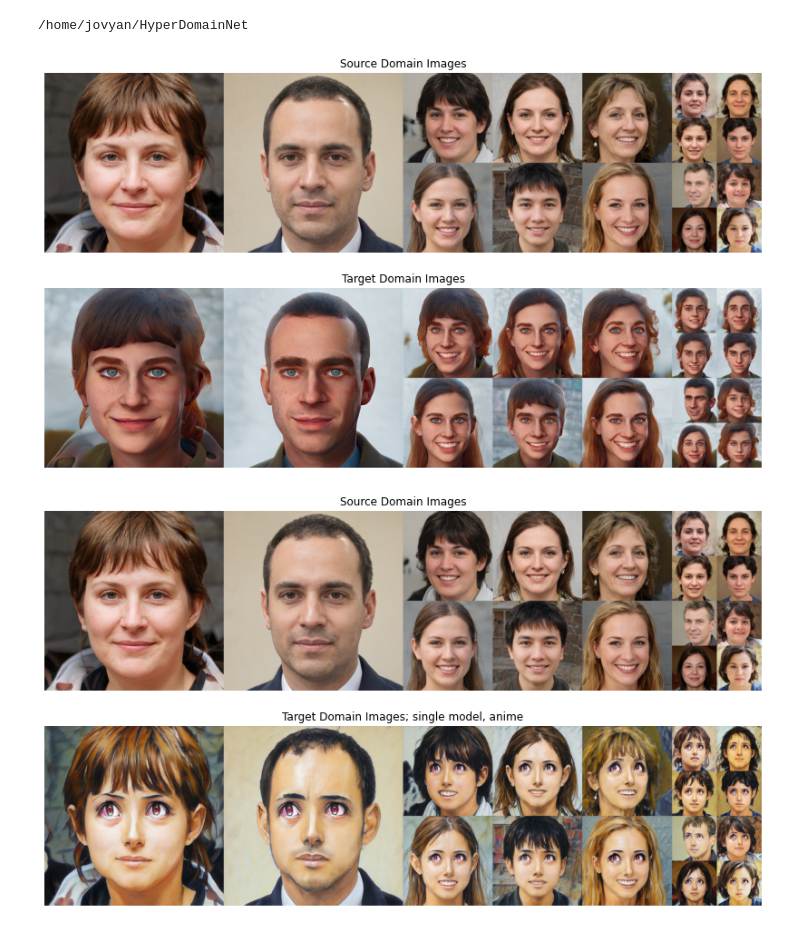
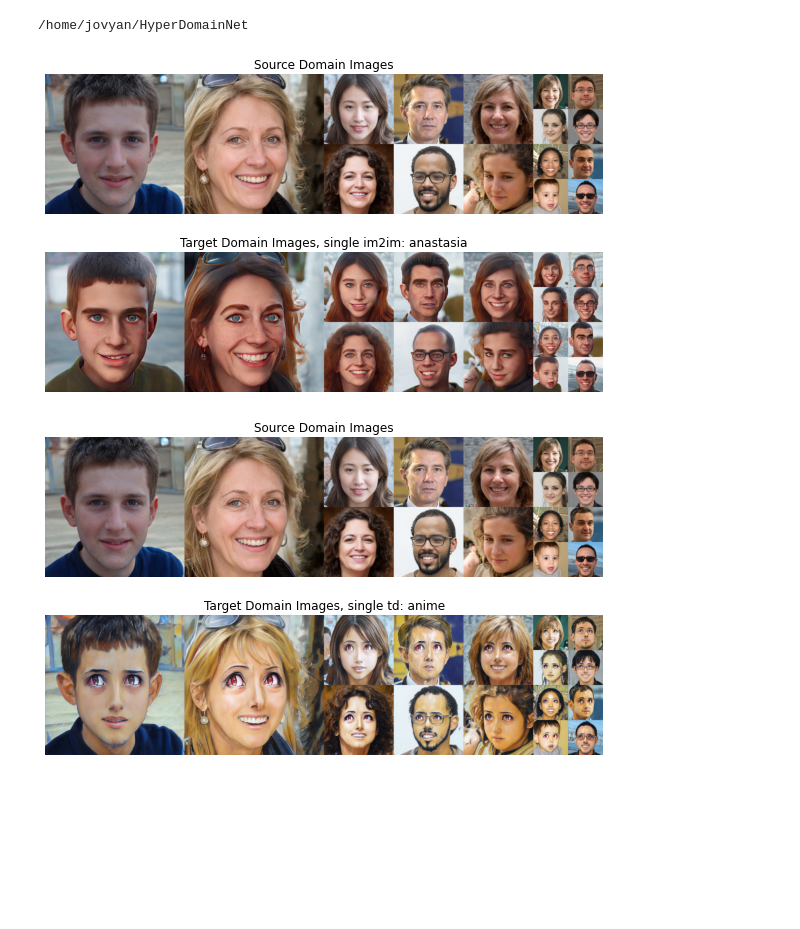
Before and after one commit to MACderRu/HyperDomainNet, a Jupyter notebook: examples/inference_example.ipynb, the cells around one changed output. Cells and saved outputs as stored; diff of their text form; code cells hidden in the pictures; blank space fills up the shorter version.

Commit message:
inference playground finished

```diff
--- a/examples/inference_example.ipynb
+++ b/examples/inference_example.ipynb
@@ -51,18 +43,27 @@ z = mixing_noise(
 # %%
-src_im, trg_im = model(z, truncation=0.5)
+da_type = 'im2im'
+target_domain = 'anastasia'
 
+ckpt_path = checkpoints[da_type][target_domain]
+ckpt = torch.load(ckpt_path, map_location='cpu')
+
+model = Inferencer(ckpt, device)
+
+
+src_im, trg_im = model(z, truncation=0.7)
 src_im = construct_paper_image_grid(src_im)
 trg_im = construct_paper_image_grid(trg_im)
 
-fig, ax = plt.subplots(2, 1, figsize=(16, 8))
+fig, ax = plt.subplots(2, 1, figsize=(10, 6))
 
 ax[0].axis('off')
 ax[0].imshow(src_im)
 ax[0].set_title('Source Domain Images')
 ax[1].axis('off')
 ax[1].imshow(trg_im)
-ax[1].set_title('Target Domain Images')
+ax[1].set_title(f'Target Domain Images, single {da_type}: {target_domain}')
+
 
 plt.show()
 # %% [output]
-[figure, old version]
+[figure, new version]
@@ -77,18 +70,26 @@ model = Inferencer(ckpt, device)
 # %%
-src_im, trg_im = model(z, truncation=0.5)
+da_type = 'td'
+target_domain = 'anime'
+
+ckpt_path = checkpoints[da_type][target_domain]
+ckpt = torch.load(ckpt_path, map_location='cpu')
+
+model = Inferencer(ckpt, device)
+
+src_im, trg_im = model(z, truncation=0.7)
 
 src_im = construct_paper_image_grid(src_im)
 trg_im = construct_paper_image_grid(trg_im)
 
-fig, ax = plt.subplots(2, 1, figsize=(16, 8))
+fig, ax = plt.subplots(2, 1, figsize=(10, 6))
 
 ax[0].axis('off')
 ax[0].imshow(src_im)
 ax[0].set_title('Source Domain Images')
 ax[1].axis('off')
 ax[1].imshow(trg_im)
-ax[1].set_title(f'Target Domain Images; single model, {target_domain}')
+ax[1].set_title(f'Target Domain Images, single {da_type}: {target_domain}')
 
 plt.show()
 # %% [output]
-[figure, old version]
+[figure, new version]
```
Also changed, not shown: parts of 12 cells of this notebook.
